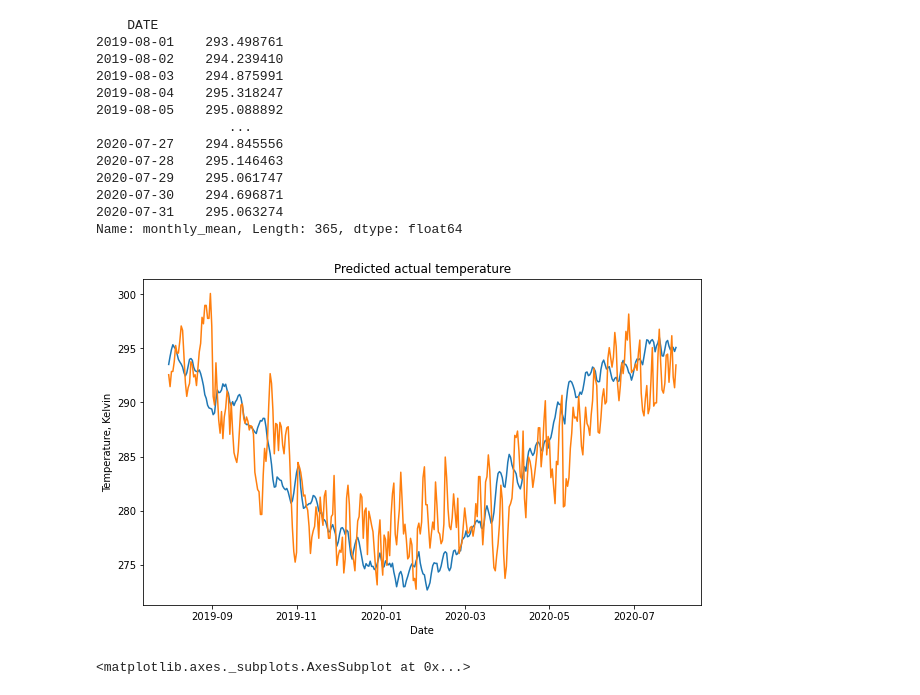
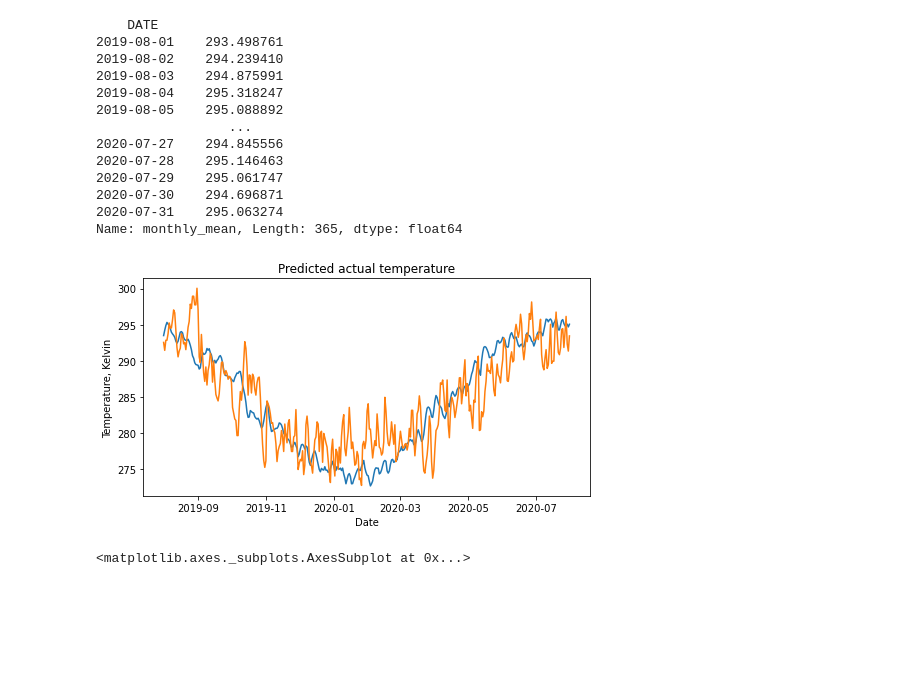
Before and after one commit to madinamarat/machine_learning_projects, a Jupyter notebook: 05_temperature_time_series/temperature_linear_autoregression.ipynb, the cells around one changed output. Drawn from its saved outputs; the diff is of its cells as text; code cells hidden in the pictures; blank space fills up the shorter version.

```diff
--- a/05_temperature_time_series/temperature_linear_autoregression.ipynb
+++ b/05_temperature_time_series/temperature_linear_autoregression.ipynb
@@ -172,15 +172,15 @@ ypred_actual
 2020-07-31    295.063274
 Name: monthly_mean, Length: 365, dtype: float64
 # %%
-plt.rcParams['figure.figsize'] = (10,6)
+plt.rcParams['figure.figsize'] = (8,4)
 plt.plot(ytest.index, ypred_actual)
 plt.plot(ytest.index, ytest_actual)
 plt.title('Predicted actual temperature')
 plt.xlabel('Date')
 plt.ylabel('Temperature, Kelvin')
-plt.savefig('./data/temperature_prediction.png',dpi=80,)
+plt.savefig('./data/temperature_prediction.png',dpi=60)
 # %% [output]
-[figure, old version]
+[figure, new version]
 # %%
 df.loc['2019':'2020']['tempK'].rolling(window=10).mean().plot()
 # %% [output]
```
Also changed, not shown: 2 other files.
